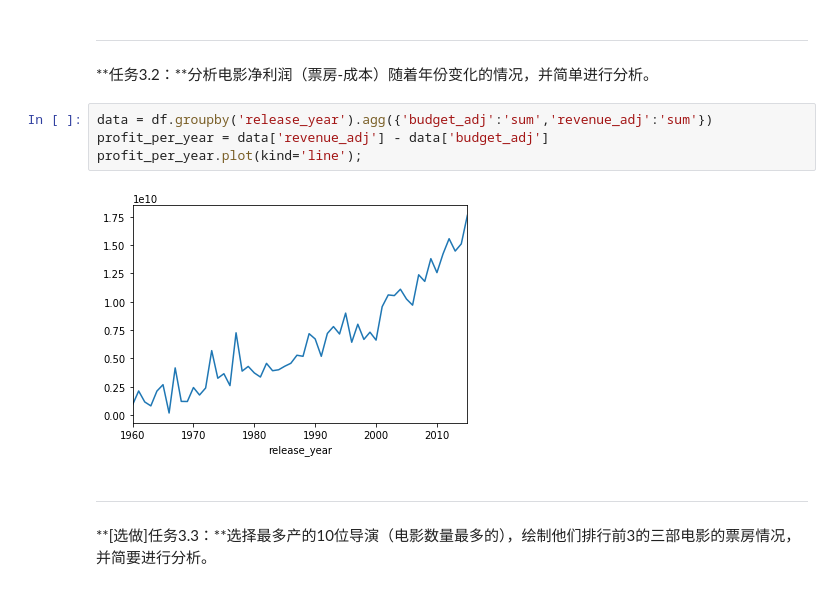
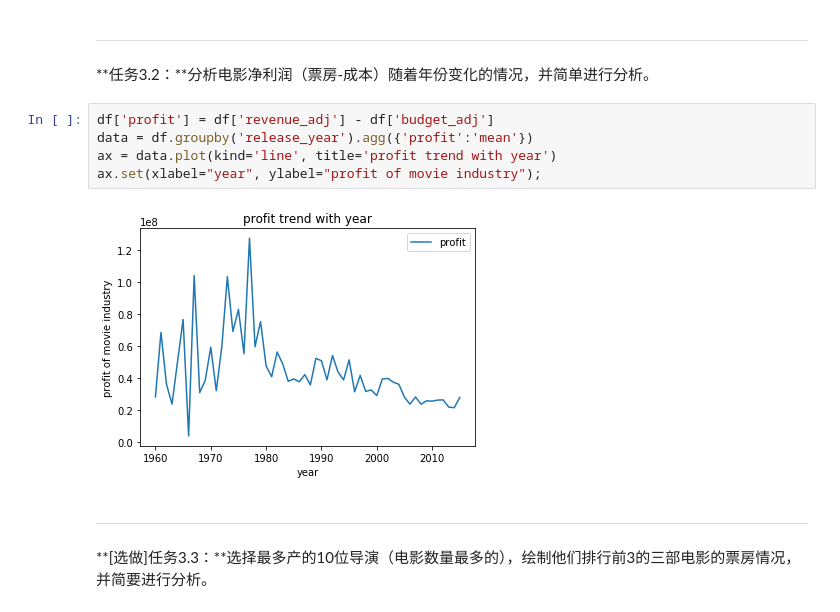
Before and after one commit to hanyang7427/Explore-Movie-Dataset, a Jupyter notebook: Explore Movie Dataset.ipynb, the cells around one changed output. Drawn from its saved outputs; the diff is of its cells as text.

```diff
--- a/Explore Movie Dataset.ipynb
+++ b/Explore Movie Dataset.ipynb
@@ -401,12 +426,13 @@ data.plot(kind='bar');
 # %% [markdown]
 ---
 **任务3.2：**分析电影净利润（票房-成本）随着年份变化的情况，并简单进行分析。
-# %%
-data = df.groupby('release_year').agg({'budget_adj':'sum','revenue_adj':'sum'})
-profit_per_year = data['revenue_adj'] - data['budget_adj']
-profit_per_year.plot(kind='line');
-# %% [output]
-[figure, removed]
+# %%
+df['profit'] = df['revenue_adj'] - df['budget_adj']
+data = df.groupby('release_year').agg({'profit':'mean'})
+ax = data.plot(kind='line', title='profit trend with year')
+ax.set(xlabel="year", ylabel="profit of movie industry");
+# %% [output]
+[figure, added]
 # %% [markdown]
 ---
 
```
Also changed, not shown: parts of 6 cells of this notebook, 8 other files.
